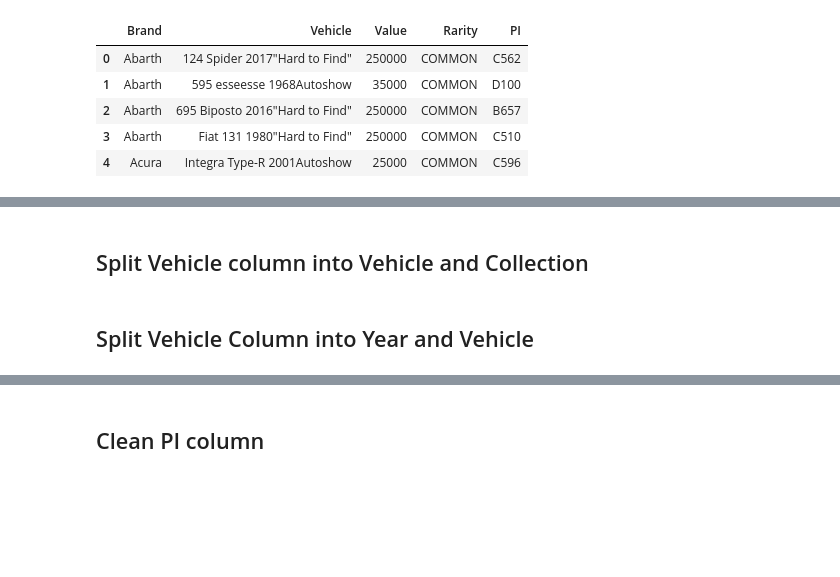
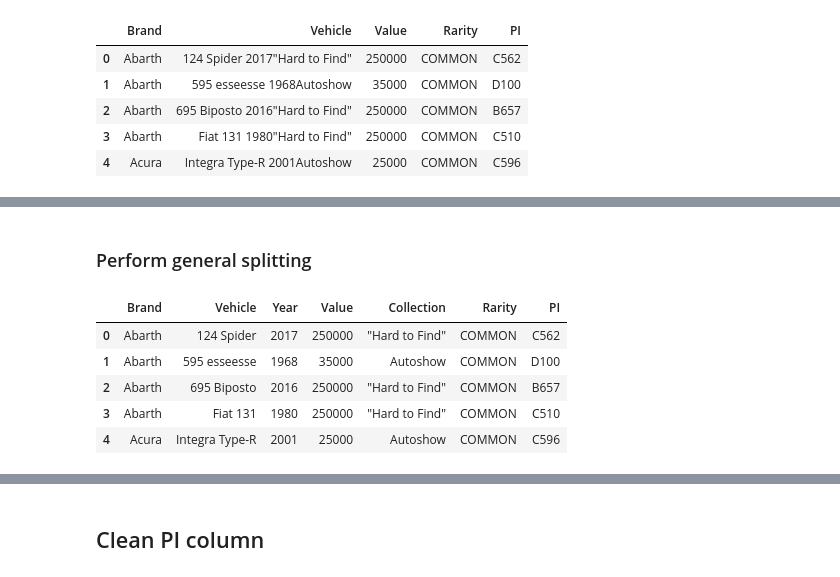
Before and after one commit to iaspidem/fh-cars-list, a Jupyter notebook: fh5-process.ipynb, the cells around one changed output, grey strips where cells are left out. Cells and saved outputs as stored; diff of their text form; code cells hidden in the pictures; blank space fills up the shorter version.

```diff
--- a/fh5-process.ipynb
+++ b/fh5-process.ipynb
@@ -233,5 +258,13 @@ df_lite.head()
+# %% [markdown]
+### Perform general splitting
 # %%
 df_lite[["Vehicle", "Year", "Collection"]] = df_lite["Vehicle"].str.extract(r'^(.*)(\d{4})(.*)$')
+df_lite = df_lite.iloc[:, [0, 1, 5, 2, 6, 3, 4]]
 df_lite.head()
+# %% [output]
+|  | Brand | Vehicle | Year | Value | Collection | Rarity | PI |
+| 0 | Abarth | 124 Spider | 2017 | 250000 | "Hard to Find" | COMMON | C562 |
+| 1 | Abarth | 595 esseesse | 1968 | 35000 | Autoshow | COMMON | D100 |
+| 2 | Abarth | 695 Biposto | 2016 | 250000 | "Hard to Find" | COMMON | B657 |
+| 3 | Abarth | Fiat 131 | 1980 | 250000 | "Hard to Find" | COMMON | C510 |
+| 4 | Acura | Integra Type-R | 2001 | 25000 | Autoshow | COMMON | C596 |
-# %% [markdown]
-## Split Vehicle column into Vehicle and Collection
@@ -244,2 +270,0 @@ df_lite["Collection"].value_counts()
-# %% [markdown]
-## Split Vehicle Column into Year and Vehicle
```
Also changed, not shown: parts of 12 cells of this notebook.
